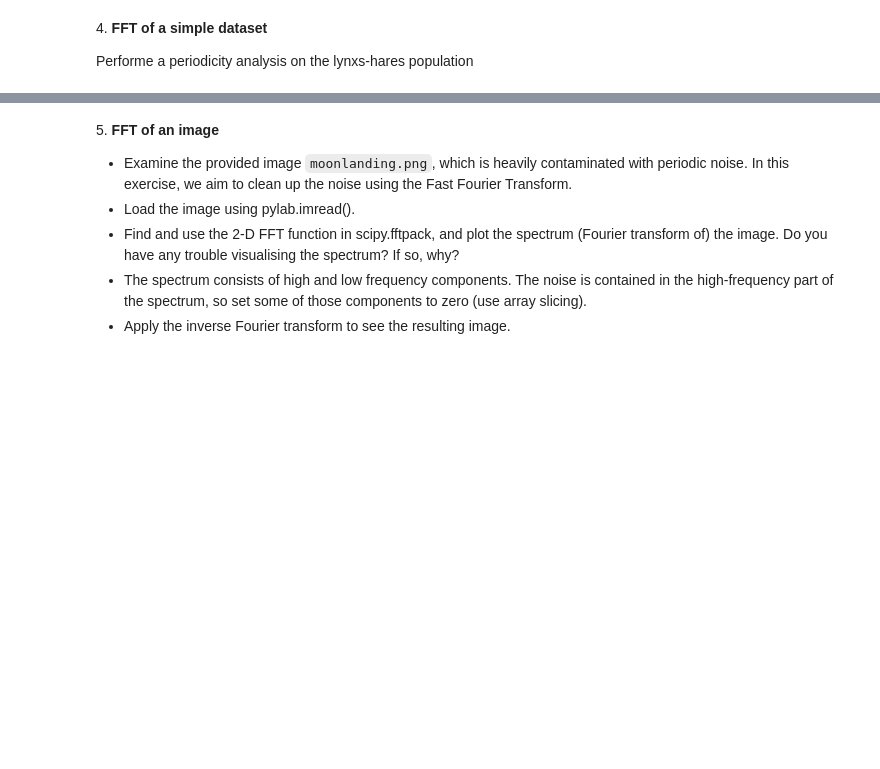
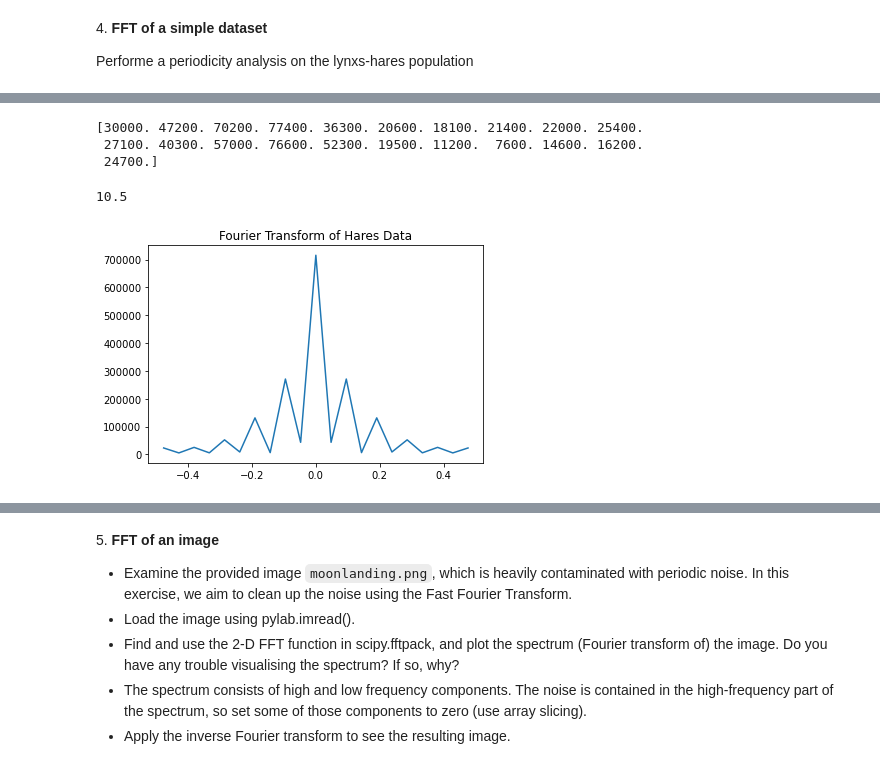
Before and after one commit to chelseaphilippa/LaboratoryOfComputationalPhysics_Y3, a Jupyter notebook: 07.2ex_Algorithms.ipynb, the cells around one changed output, grey strips where cells are left out. Cells and saved outputs as stored; diff of their text form; code cells hidden in the pictures; blank space fills up the shorter version.

```diff
--- a/07.2ex_Algorithms.ipynb
+++ b/07.2ex_Algorithms.ipynb
@@ -139,0 +189,3 @@ Performe a periodicity analysis on the lynxs-hares population
+# %%
+data.columns = ('year', 'hares', 'lynxes', 'carrots')
+data
@@ -139,0 +210,29 @@ Performe a periodicity analysis on the lynxs-hares population
+# %%
+from scipy import fftpack
+from matplotlib.colors import LogNorm
+sig_fft = fftpack.fft(data['hares'].values.T)#, 20)
+print(data['hares'].values.T)
+power = np.abs(sig_fft)
+#sig_fft = sig_fft.reshape(420)
+#Vals = np.arange(0, 420)
+sample_freq = fftpack.fftfreq(data.shape[0], d=1.0)
+xx = np.argsort(sample_freq)
+sample_freq = sample_freq[xx]
+power = power[xx]
+plt.plot(sample_freq, power)
+# Plot the FFT power
+plt.title('Fourier Transform of Hares Data')
+
+#find peak frequency (positive frequencies)
+positive_mask = np.where(sample_freq > 0)
+freqs = sample_freq[positive_mask]
+peak_freq = freqs[power[positive_mask].argmax()]
+#peak_freq = 1/period
+period = 1/peak_freq
+period
+# %% [output]
+[30000. 47200. 70200. 77400. 36300. 20600. 18100. 21400. 22000. 25400.
+ 27100. 40300. 57000. 76600. 52300. 19500. 11200.  7600. 14600. 16200.
+ 24700.]
+10.5
+[figure, added]
```
Also changed, not shown: parts of 15 cells of this notebook, 1 other file.
